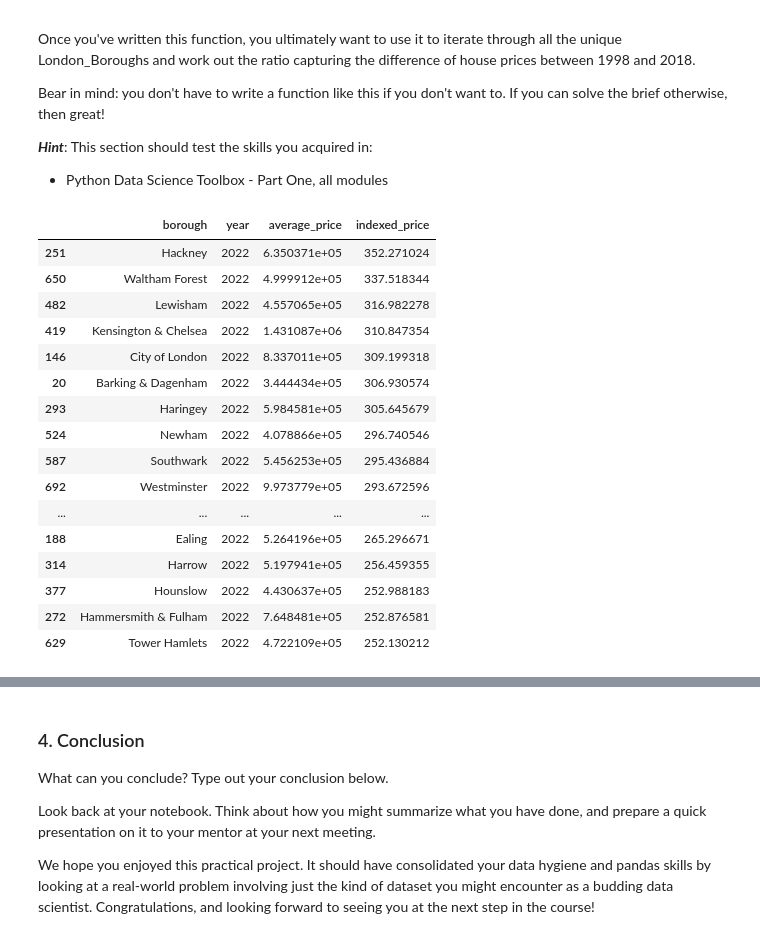
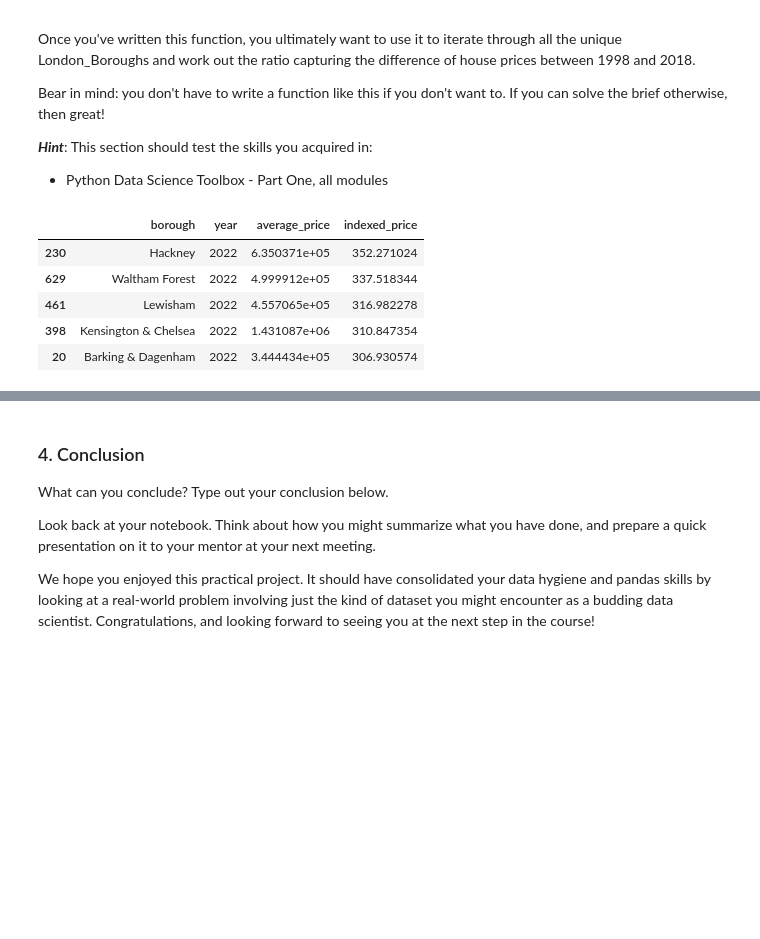
Before and after one commit to msc2106/springboard-data-science, a Jupyter notebook: Unit 4 Challenge - Tier 3.ipynb, the cells around one changed output, grey strips where cells are left out. Cells and saved outputs as stored; diff of their text form; code cells hidden in the pictures; blank space fills up the shorter version.

```diff
--- a/Unit 4 Challenge - Tier 3.ipynb
+++ b/Unit 4 Challenge - Tier 3.ipynb
@@ -305,33 +305,23 @@ Bear in mind: you don't have to write a function like this if you don't want to.
 # %%
 # extract the 2002 values as a baseline
 baseline_values = london_properties_annual.loc[
     london_properties_annual['year'] == 2002,
     ['borough', 'average_price']
 ]
 # set borough as an index for easier access in calculation
 baseline_values = baseline_values.set_index('borough')
 
 # calculate average prices indexed such that the 2002 value is 100
 london_properties_annual['indexed_price'] = london_properties_annual.apply(
     lambda row: row['average_price'] / baseline_values.loc[row['borough']] * 100,
     axis = 1
 )
-london_properties_annual.query('year == 2022').sort_values('indexed_price', ascending=False)
+# print the boroughs with the highest increase
+london_properties_annual.query('year == 2022').sort_values('indexed_price', ascending=False).head()
 # %% [output]
 |  | borough | year | average_price | indexed_price |
-| 251 | Hackney | 2022 | 6.350371e+05 | 352.271024 |
-| 650 | Waltham Forest | 2022 | 4.999912e+05 | 337.518344 |
-| 482 | Lewisham | 2022 | 4.557065e+05 | 316.982278 |
-| 419 | Kensington & Chelsea | 2022 | 1.431087e+06 | 310.847354 |
-| 146 | City of London | 2022 | 8.337011e+05 | 309.199318 |
+| 230 | Hackney | 2022 | 6.350371e+05 | 352.271024 |
+| 629 | Waltham Forest | 2022 | 4.999912e+05 | 337.518344 |
+| 461 | Lewisham | 2022 | 4.557065e+05 | 316.982278 |
+| 398 | Kensington & Chelsea | 2022 | 1.431087e+06 | 310.847354 |
 | 20 | Barking & Dagenham | 2022 | 3.444434e+05 | 306.930574 |
-| 293 | Haringey | 2022 | 5.984581e+05 | 305.645679 |
-| 524 | Newham | 2022 | 4.078866e+05 | 296.740546 |
-| 587 | Southwark | 2022 | 5.456253e+05 | 295.436884 |
-| 692 | Westminster | 2022 | 9.973779e+05 | 293.672596 |
-| ... | ... | ... | ... | ... |
-| 188 | Ealing | 2022 | 5.264196e+05 | 265.296671 |
-| 314 | Harrow | 2022 | 5.197941e+05 | 256.459355 |
-| 377 | Hounslow | 2022 | 4.430637e+05 | 252.988183 |
-| 272 | Hammersmith & Fulham | 2022 | 7.648481e+05 | 252.876581 |
-| 629 | Tower Hamlets | 2022 | 4.722109e+05 | 252.130212 |
```
Also changed, not shown: parts of 12 cells of this notebook.
